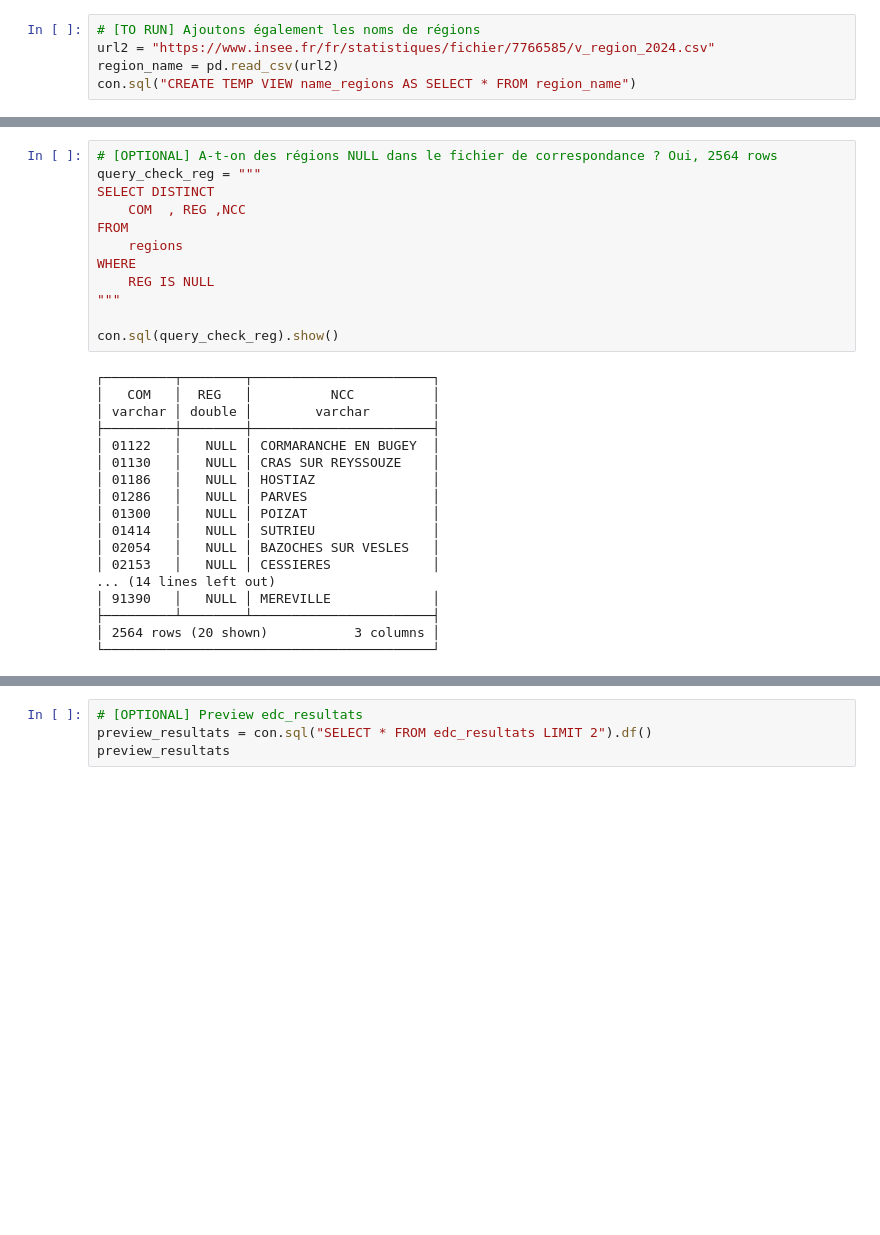
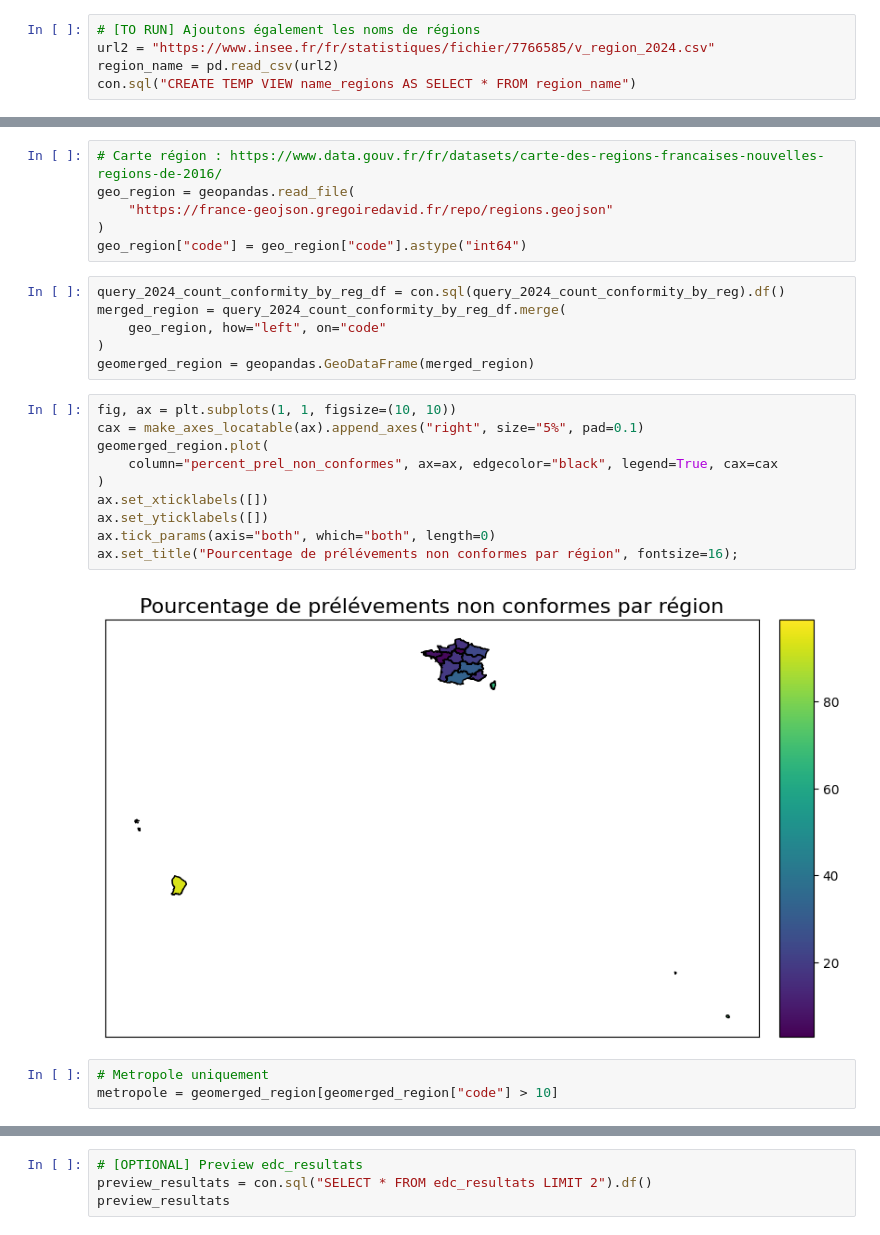
Before and after one commit to sbsrouteur/13_pollution_eau, a Jupyter notebook: analytics/notebooks/Tache110_Polluants_le_plus_souvent_non_conformes.ipynb, the cells around one changed output, grey strips where cells are left out. Drawn from its saved outputs; the diff is of its cells as text; blank space fills up the shorter version.

```diff
--- a/analytics/notebooks/Tache110_Polluants_le_plus_souvent_non_conformes.ipynb
+++ b/analytics/notebooks/Tache110_Polluants_le_plus_souvent_non_conformes.ipynb
@@ -537,30 +663,27 @@ con.sql(query_check_reg_null).show()
-# %%
-# [OPTIONAL] A-t-on des régions NULL dans le fichier de correspondance ? Oui, 2564 rows
-query_check_reg = """
-SELECT DISTINCT
-    COM  , REG ,NCC
-FROM
-    regions
-WHERE
-    REG IS NULL
-"""
-
-con.sql(query_check_reg).show()
-# %% [output]
-┌─────────┬────────┬───────────────────────┐
-│   COM   │  REG   │          NCC          │
-│ varchar │ double │        varchar        │
-├─────────┼────────┼───────────────────────┤
-│ 01122   │   NULL │ CORMARANCHE EN BUGEY  │
-│ 01130   │   NULL │ CRAS SUR REYSSOUZE    │
-│ 01186   │   NULL │ HOSTIAZ               │
-│ 01286   │   NULL │ PARVES                │
-│ 01300   │   NULL │ POIZAT                │
-│ 01414   │   NULL │ SUTRIEU               │
-│ 02054   │   NULL │ BAZOCHES SUR VESLES   │
-│ 02153   │   NULL │ CESSIERES             │
-... (14 lines left out)
-│ 91390   │   NULL │ MEREVILLE             │
-├─────────┴────────┴───────────────────────┤
-│ 2564 rows (20 shown)           3 columns │
-└──────────────────────────────────────────┘
+# %%
+# Carte région : https://www.data.gouv.fr/fr/datasets/carte-des-regions-francaises-nouvelles-regions-de-2016/
+geo_region = geopandas.read_file(
+    "https://france-geojson.gregoiredavid.fr/repo/regions.geojson"
+)
+geo_region["code"] = geo_region["code"].astype("int64")
+# %%
+query_2024_count_conformity_by_reg_df = con.sql(query_2024_count_conformity_by_reg).df()
+merged_region = query_2024_count_conformity_by_reg_df.merge(
+    geo_region, how="left", on="code"
+)
+geomerged_region = geopandas.GeoDataFrame(merged_region)
+# %%
+fig, ax = plt.subplots(1, 1, figsize=(10, 10))
+cax = make_axes_locatable(ax).append_axes("right", size="5%", pad=0.1)
+geomerged_region.plot(
+    column="percent_prel_non_conformes", ax=ax, edgecolor="black", legend=True, cax=cax
+)
+ax.set_xticklabels([])
+ax.set_yticklabels([])
+ax.tick_params(axis="both", which="both", length=0)
+ax.set_title("Pourcentage de prélévements non conformes par région", fontsize=16);
+# %% [output]
+[figure, added]
+# %%
+# Metropole uniquement
+metropole = geomerged_region[geomerged_region["code"] > 10]
```
Also changed, not shown: parts of 38 cells of this notebook.
